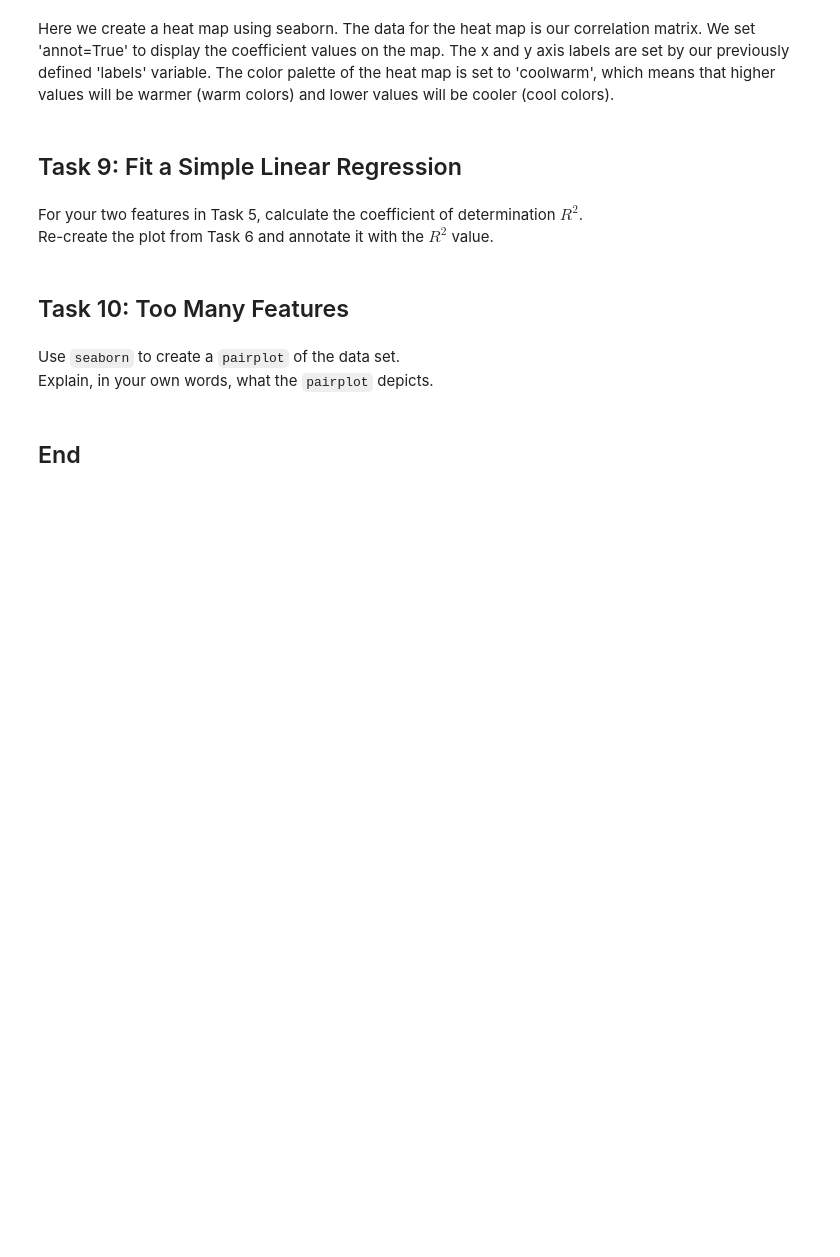
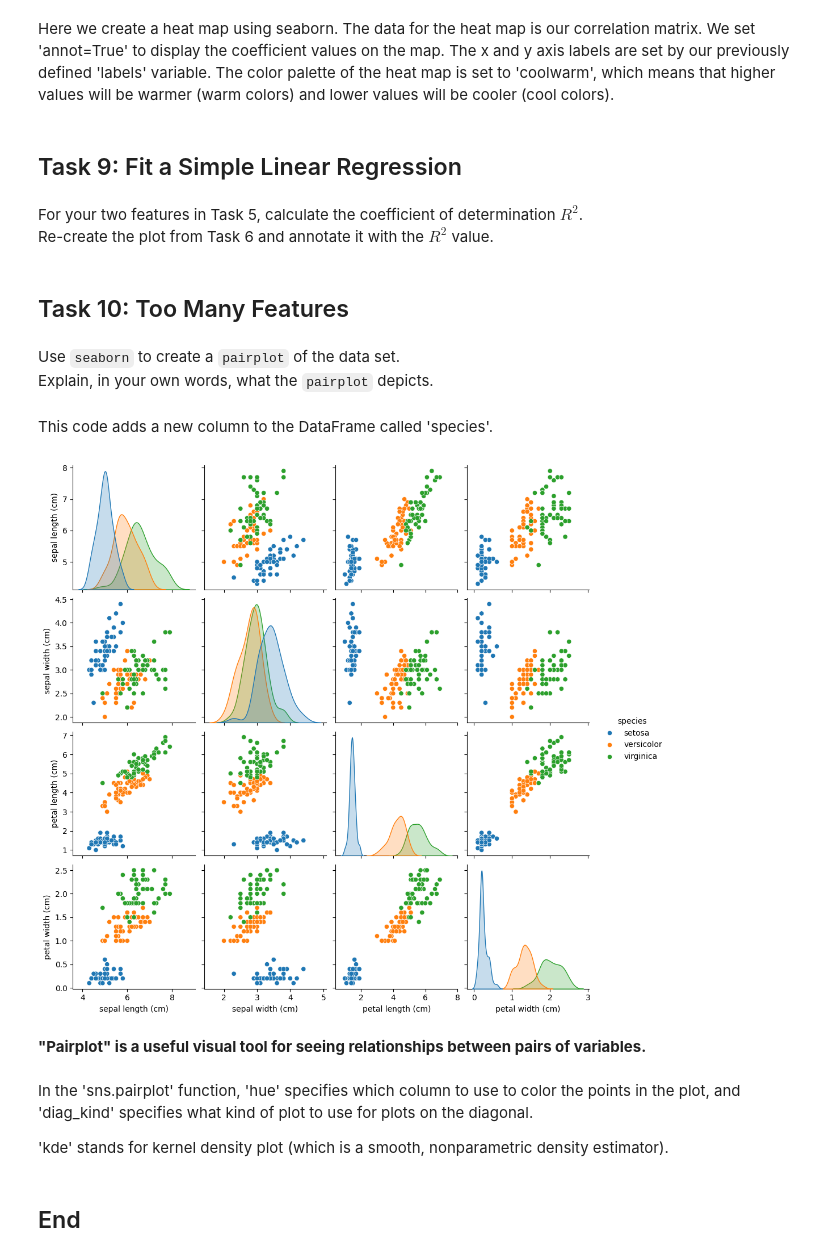
Before and after one commit to Glogover/principles_of_data_analytics, a Jupyter notebook: tasks.ipynb, the cells around one changed output. Saved outputs shown, nothing was run; the diff lists cells and outputs as text; code cells hidden in the pictures; blank space fills up the shorter version.

Commit message:
Task 10 pairplot

```diff
--- a/tasks.ipynb
+++ b/tasks.ipynb
@@ -690,5 +690,24 @@ Re-create the plot from Task 6 and annotate it with the $R^2$ value.
 # %% [markdown]
 Use `seaborn` to create a `pairplot` of the data set.
 Explain, in your own words, what the `pairplot` depicts.
+# %%
+# Add a new column to the DataFrame with the species names (target).
+df['species'] = pd.Categorical.from_codes(data.target, data.target_names)
+# %% [markdown]
+This code adds a new column to the DataFrame called 'species'.
+# %%
+# Create a pairplot of the data.
+sns.pairplot(df, hue='species', diag_kind='kde')
+
+# Show.
+plt.show()
+# %% [output]
+[figure, added]
+# %% [markdown]
+**"Pairplot" is a useful visual tool for seeing relationships between pairs of variables.**
+# %% [markdown]
+In the 'sns.pairplot' function, 'hue' specifies which column to use to color the points in the plot, and 'diag_kind' specifies what kind of plot to use for plots on the diagonal.
+
+'kde' stands for kernel density plot (which is a smooth, nonparametric density estimator).
 # %% [markdown]
 ## End
```
